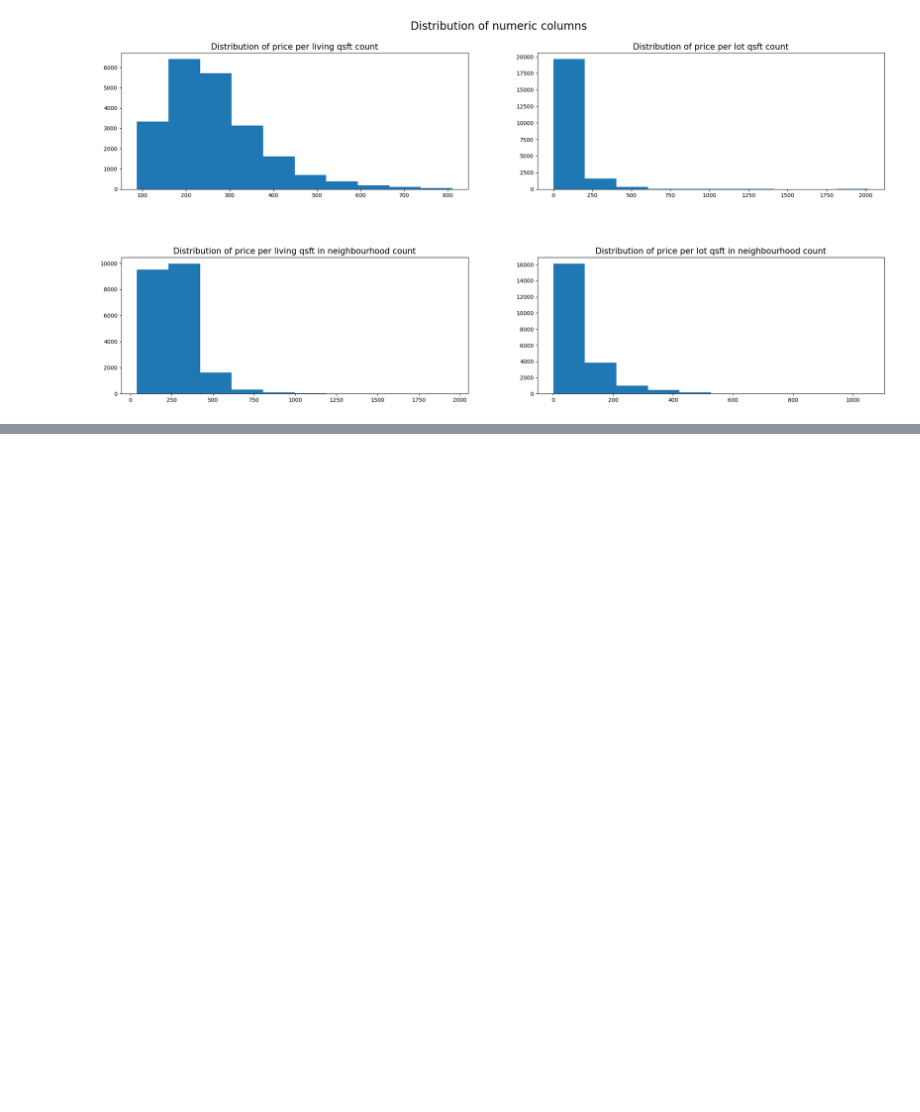
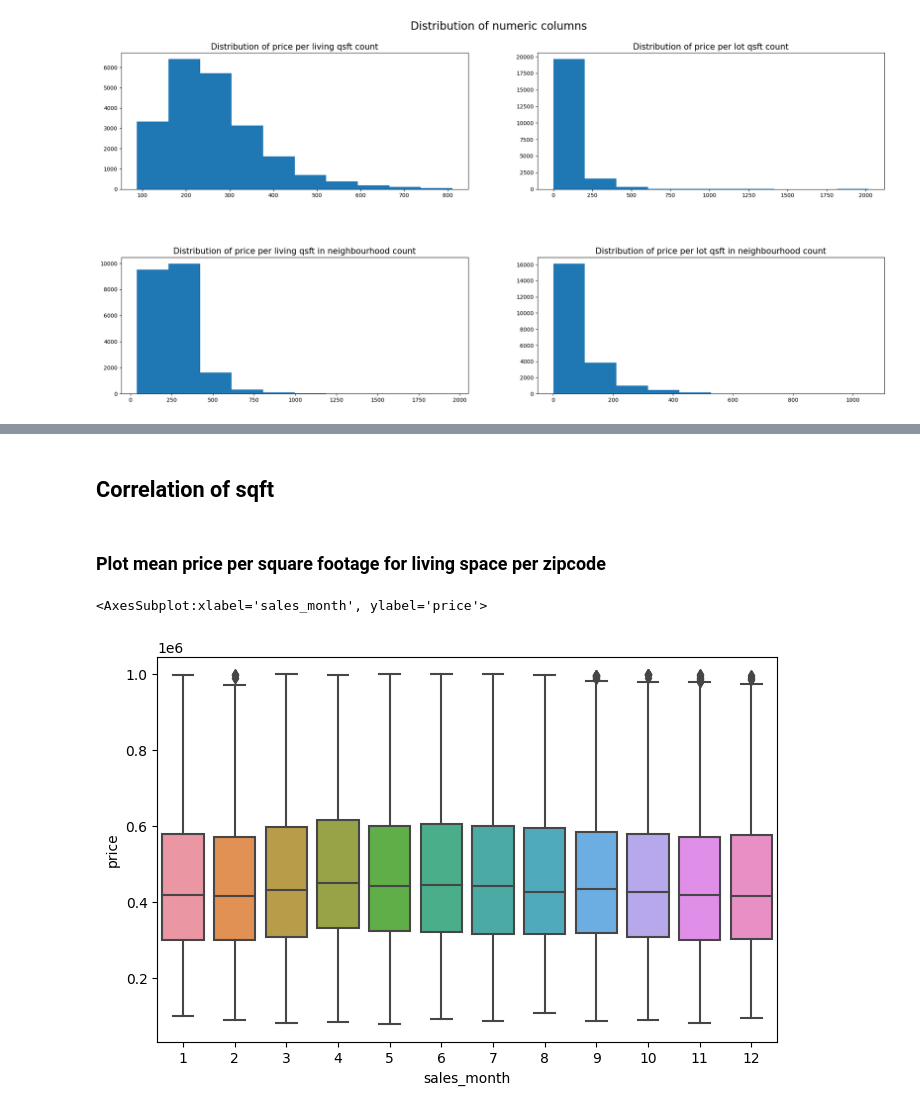
Before and after one commit to tomduese/ds-eda-project, a Jupyter notebook: EDA.ipynb, the cells around one changed output, grey strips where cells are left out. Saved outputs shown, nothing was run; the diff lists cells and outputs as text; code cells hidden in the pictures; blank space fills up the shorter version.

Commit message:
add correlation

```diff
--- a/EDA.ipynb
+++ b/EDA.ipynb
@@ -262,0 +294,2 @@ memory usage: 3.6 MB
+# %% [markdown]
+## Correlation of sqft
@@ -262,0 +300,2 @@ memory usage: 3.6 MB
+# %% [markdown]
+### Plot mean price per square footage for living space per zipcode
@@ -262,0 +324,5 @@ memory usage: 3.6 MB
+# %%
+sns.boxplot(data=df_customer, x="sales_month", y="price")
+# %% [output]
+<AxesSubplot:xlabel='sales_month', ylabel='price'>
+[figure, added]
```
Also changed, not shown: parts of 16 cells of this notebook.
